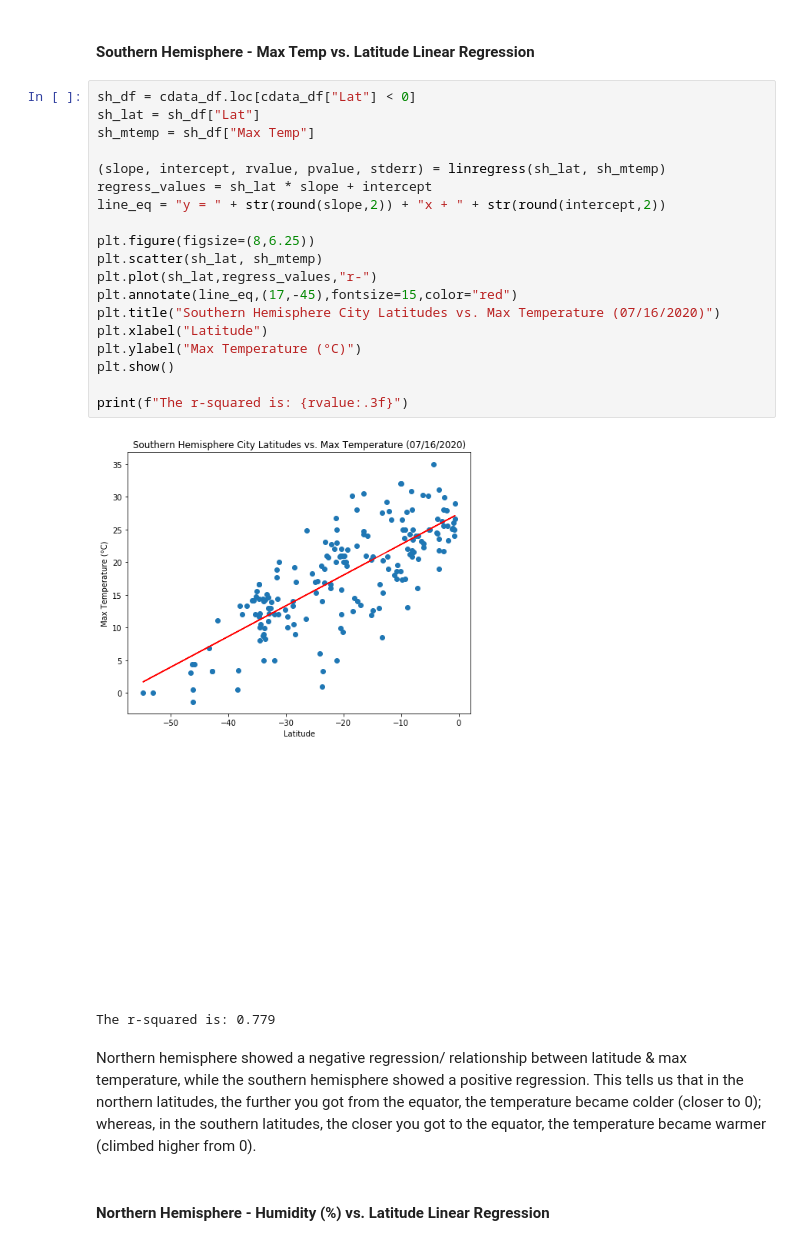
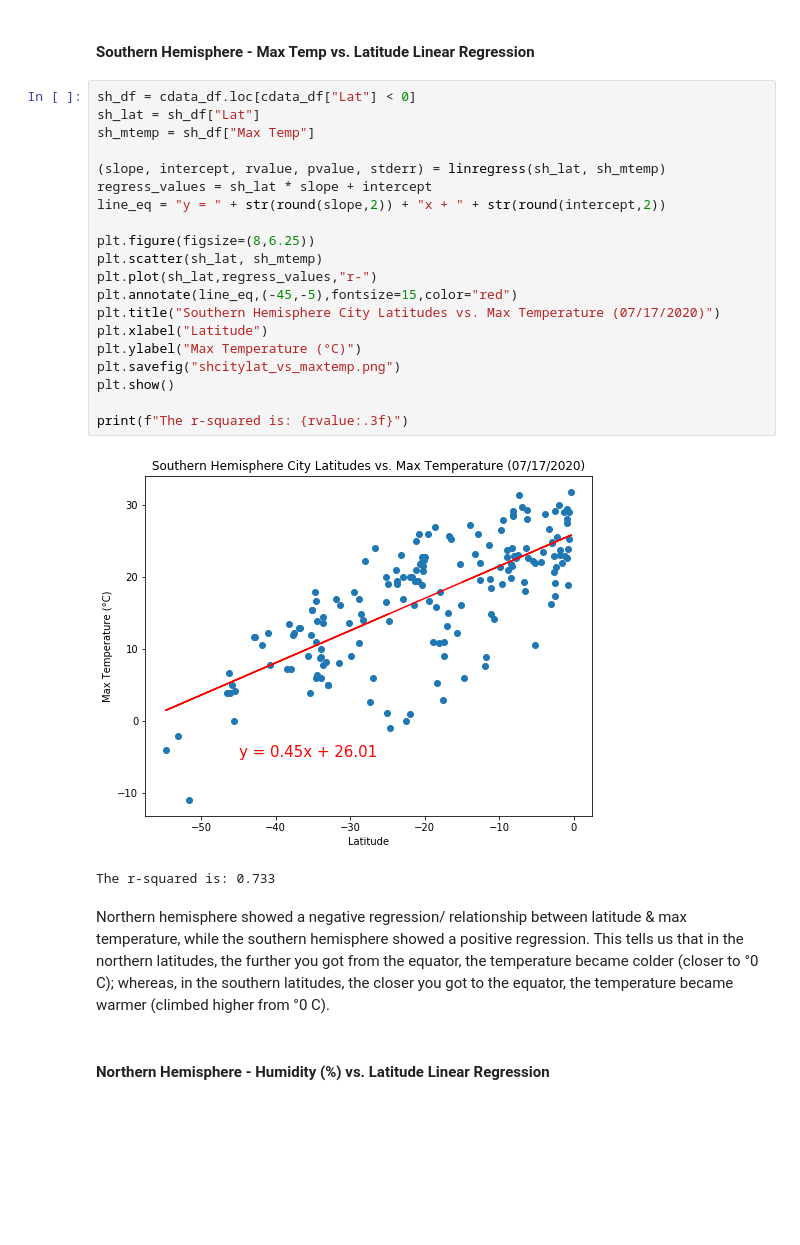
Before and after one commit to SofiaAS1/Python-API-Challenge, a Jupyter notebook: WeatherPy/WeatherPy.ipynb, the cells around one changed output. Drawn from its saved outputs; the diff is of its cells as text; blank space fills up the shorter version.

```diff
--- a/WeatherPy/WeatherPy.ipynb
+++ b/WeatherPy/WeatherPy.ipynb
@@ -278,27 +282,28 @@ The r-squared is: -0.722
 # %%
 sh_df = cdata_df.loc[cdata_df["Lat"] < 0]
 sh_lat = sh_df["Lat"]
 sh_mtemp = sh_df["Max Temp"]
 
 (slope, intercept, rvalue, pvalue, stderr) = linregress(sh_lat, sh_mtemp)
 regress_values = sh_lat * slope + intercept
 line_eq = "y = " + str(round(slope,2)) + "x + " + str(round(intercept,2))
 
 plt.figure(figsize=(8,6.25))
 plt.scatter(sh_lat, sh_mtemp)
 plt.plot(sh_lat,regress_values,"r-")
-plt.annotate(line_eq,(17,-45),fontsize=15,color="red")
-plt.title("Southern Hemisphere City Latitudes vs. Max Temperature (07/16/2020)")
+plt.annotate(line_eq,(-45,-5),fontsize=15,color="red")
+plt.title("Southern Hemisphere City Latitudes vs. Max Temperature (07/17/2020)")
 plt.xlabel("Latitude")
 plt.ylabel("Max Temperature (°C)")
+plt.savefig("shcitylat_vs_maxtemp.png")
 plt.show()
 
 print(f"The r-squared is: {rvalue:.3f}")
 # %% [output]
-[figure, old version]
+[figure, new version]
-The r-squared is: 0.779
+The r-squared is: 0.733
 # %% [markdown]
-Northern hemisphere showed a negative regression/ relationship between latitude & max temperature, while the southern hemisphere showed a positive regression. This tells us that in the northern latitudes, the further you got from the equator, the temperature became colder (closer to 0); whereas, in the southern latitudes,  the closer you got to the equator, the temperature became warmer (climbed higher from 0).
+Northern hemisphere showed a negative regression/ relationship between latitude & max temperature, while the southern hemisphere showed a positive regression. This tells us that in the northern latitudes, the further you got from the equator, the temperature became colder (closer to °0 C); whereas, in the southern latitudes,  the closer you got to the equator, the temperature became warmer (climbed higher from °0 C).
 # %% [markdown]
 ####  Northern Hemisphere - Humidity (%) vs. Latitude Linear Regression
 # %%
```
Also changed, not shown: parts of 21 cells of this notebook, 13 other files.
